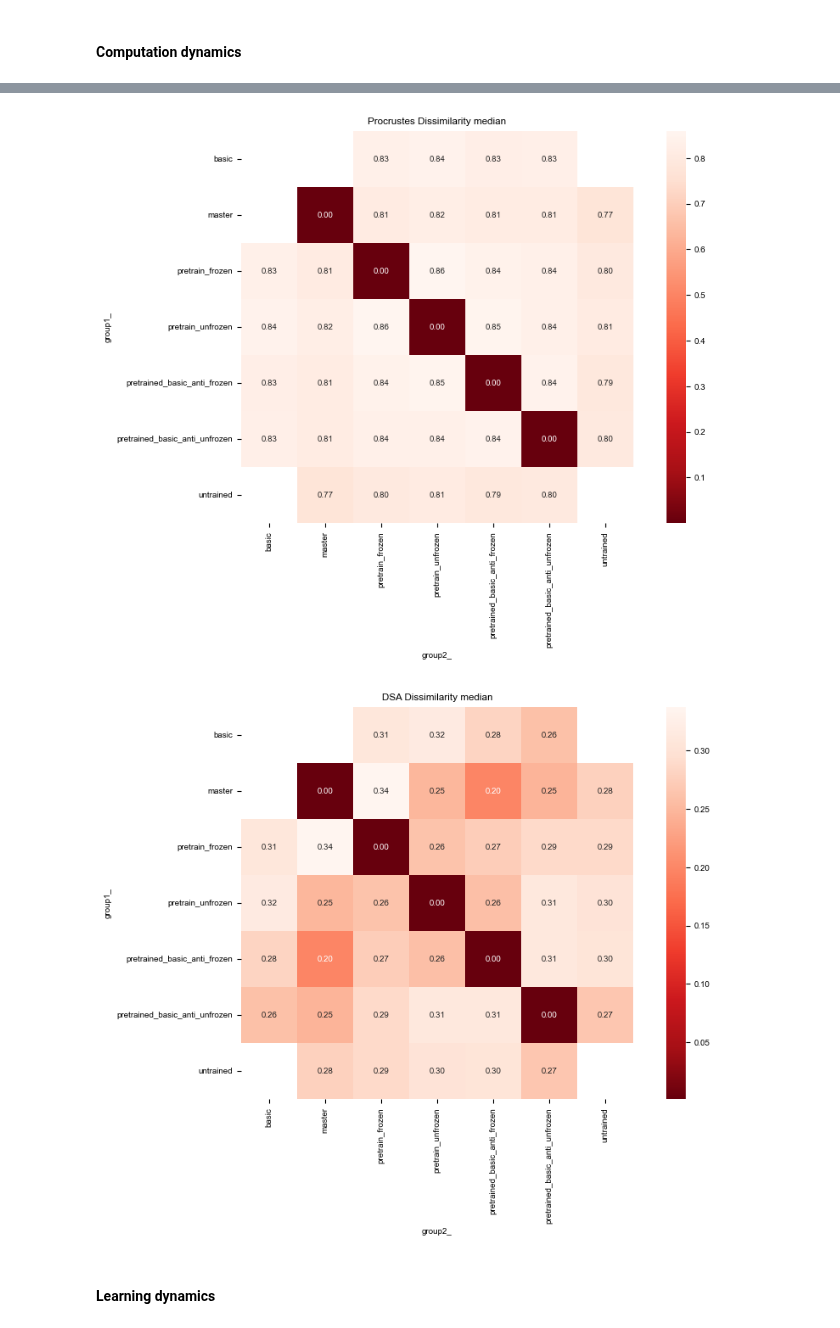
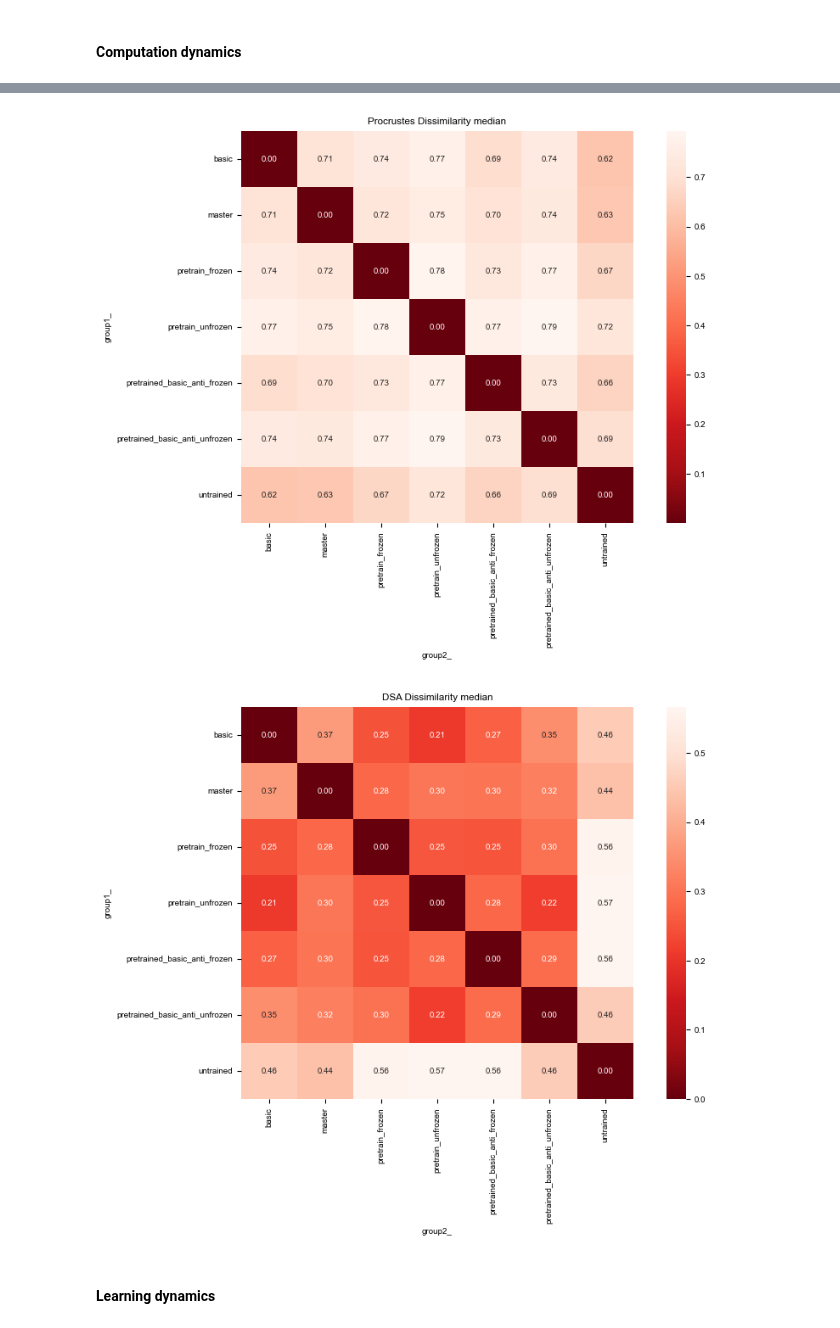
Before and after one commit to qglht/RepAL, a Jupyter notebook: notebooks/analysis_rnn.ipynb, the cells around one changed output, grey strips where cells are left out. Saved outputs shown, nothing was run; the diff lists cells and outputs as text; code cells hidden in the pictures.

```diff
--- a/notebooks/analysis_rnn.ipynb
+++ b/notebooks/analysis_rnn.ipynb
@@ -133,7 +133,7 @@ data = pd.concat([data, df_swapped], ignore_index=True)
 
 data_models_averaged = (
     data.groupby(["group1", "group2"])[["cka", "procrustes", "dsa"]]
-    .agg(["median", "std"])
+    .agg(["mean", "std"])
     .reset_index()
 )
 
@@ -147,7 +147,7 @@ data_models_averaged.columns = [
 mean_df = data_models_averaged.pivot(
     index="group1_",
     columns="group2_",
-    values=["cka_median", "procrustes_median", "dsa_median"],
+    values=["cka_mean", "procrustes_mean", "dsa_mean"],
 )
 std_df = data_models_averaged.pivot(
     index="group1_", columns="group2_", values=["cka_std", "procrustes_std", "dsa_std"]
@@ -169,9 +169,9 @@ def plot_heatmap(data, title, cmap="Reds_r"):
 
 
 # Plot mean heatmaps with single color
-plot_heatmap(mean_df["cka_median"], "CKA Dissimilarity median", cmap="Reds_r")
+plot_heatmap(mean_df["cka_mean"], "CKA Dissimilarity median", cmap="Reds_r")
 plot_heatmap(
-    mean_df["procrustes_median"], "Procrustes Dissimilarity median", cmap="Reds_r"
+    mean_df["procrustes_mean"], "Procrustes Dissimilarity median", cmap="Reds_r"
 )
-plot_heatmap(mean_df["dsa_median"], "DSA Dissimilarity median", cmap="Reds_r")
+plot_heatmap(mean_df["dsa_mean"], "DSA Dissimilarity median", cmap="Reds_r")
 # %% [output]
@@ -179,5 +179,5 @@ plot_heatmap(mean_df["dsa_median"], "DSA Dissimilarity median", cmap="Reds_r")
-[figure, old version]
+[figure, new version]
-[figure, old version]
+[figure, new version]
 # %% [markdown]
 #### Learning dynamics
 # %% [markdown]
```
Also changed, not shown: parts of 2 cells of this notebook, 3 other files.
